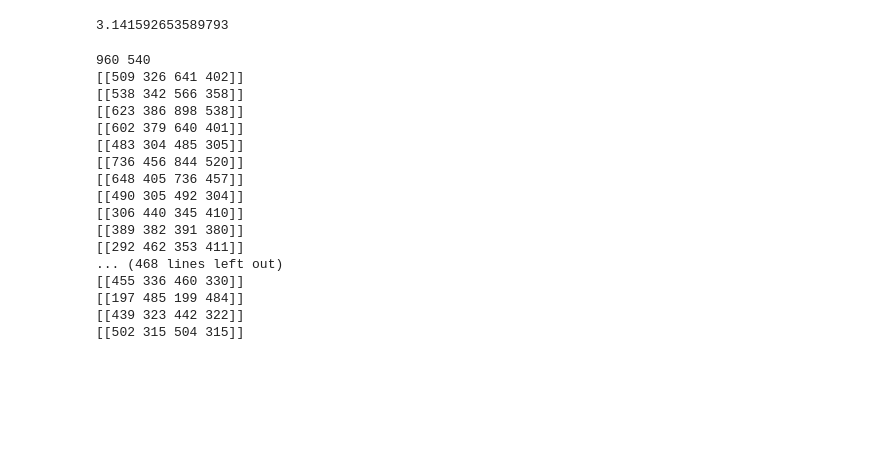
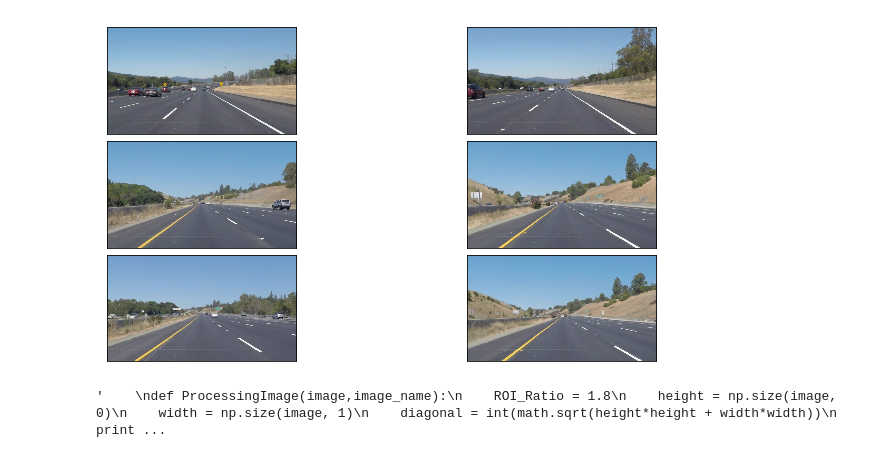
Before and after one commit to balakrishnan273818/LaneDetection, a Jupyter notebook: POC.ipynb, the cells around one changed output. Drawn from its saved outputs; the diff is of its cells as text; code cells hidden in the pictures; blank space fills up the shorter version.

```diff
--- a/POC.ipynb
+++ b/POC.ipynb
@@ -113,23 +113,35 @@ def weighted_img(img, initial_img, α=0.8, β=1., γ=0.):
     return cv2.addWeighted(initial_img, α, img, β, γ)
 
 #def extrapolate_img(img,)
-# %%
-import numpy as np
-theta = (np.pi/180) * 180
-print(theta)
-# %% [output]
-3.141592653589793
 # %%
 #importing some useful packages
-import os
+import os, glob
 import math
 import matplotlib.pyplot as plt
 import matplotlib.image as mpimg
 import numpy as np
 import cv2
+#from movie.editor import VideoFileClip
 %matplotlib inline
 # TODO: Build your pipeline that will draw lane lines on the test_image
 # then save them to the test_images_output directory.
+def ImageDisplay(images,cmap=None):
+    cols = 2
+    rows = (len(images)+1)#cols
+    plt.figure(figsize=(10,11))
+    for i, image in enumerate(images):
+        plt.subplot(rows,cols,i+1)
+        cmap = 'gray' if len(image.shape)==2 else cmap
+        plt.imshow(image,cmap=cmap)
+        plt.xticks([])
+        plt.yticks([])
+    plt.tight_layout(pad=0,h_pad=0,w_pad=0)
+    plt.show()
+
+tst_imgs = [plt.imread(path) for path in glob.glob('test_images/*.jpg')]
+ImageDisplay(tst_imgs)
+
+
 def ProcessingImage(image,image_name):
     ROI_Ratio = 1.8
     height = np.size(image, 0)
@@ -150,47 +162,32 @@ def ProcessingImage(image,image_name):
     threshold = 10
     min_line_length = 2
     max_line_gap = 1
     #rho_arr = [1,15,30,45,60,75,90,115,130,145,150,165,180]
     #thresholds = [10, 50, 90]
     #for max_line_gap in range(1,10,2):
         #for min_line_length in range(1,16,3):
     hl = hough_lines(roi,rho,theta,threshold,min_line_length,max_line_gap)
     #dump_image = "./dump/" + 'max_' + str(max_line_gap)+ '_minLen_' + str(min_line_length) + '.jpg'
     #dump_image = "./dump/out.jpg"
     #dump_image = "./" + image_name
     #cv2.imwrite(dump_image,hl)
 
     wei = weighted_img(image,hl,0.8,1,0)
     dump_image = "./dump/" + image_name
     cv2.imwrite(dump_image,wei)
 
     return image
 
 #single image
 single_path = "test_images/solidWhiteCurve.jpg"
 image_name = "solidWhiteCurve_theta_90.jpg"
 #ProcessingImage(cv2.imread(single_path),image_name)
 
 #pipeline of images
 multipath = "test_images/"
 for f in os.listdir(multipath):
     image = cv2.imread(multipath+f)
     ProcessingImage(image,f)
 # %% [output]
+[figure, added]
-960 540
-[[509 326 641 402]]
-[[538 342 566 358]]
-[[623 386 898 538]]
-[[602 379 640 401]]
-[[483 304 485 305]]
-[[736 456 844 520]]
-[[648 405 736 457]]
-[[490 305 492 304]]
-[[306 440 345 410]]
-[[389 382 391 380]]
-[[292 462 353 411]]
-... (468 lines left out)
-[[455 336 460 330]]
-[[197 485 199 484]]
-[[439 323 442 322]]
-[[502 315 504 315]]
+'    \ndef ProcessingImage(image,image_name):\n    ROI_Ratio = 1.8\n    height = np.size(image, 0)\n    width = np.size(image, 1)\n    diagonal = int(math.sqrt(height*height + width*width))\n    print ...
```
Also changed, not shown: 1 other file.
